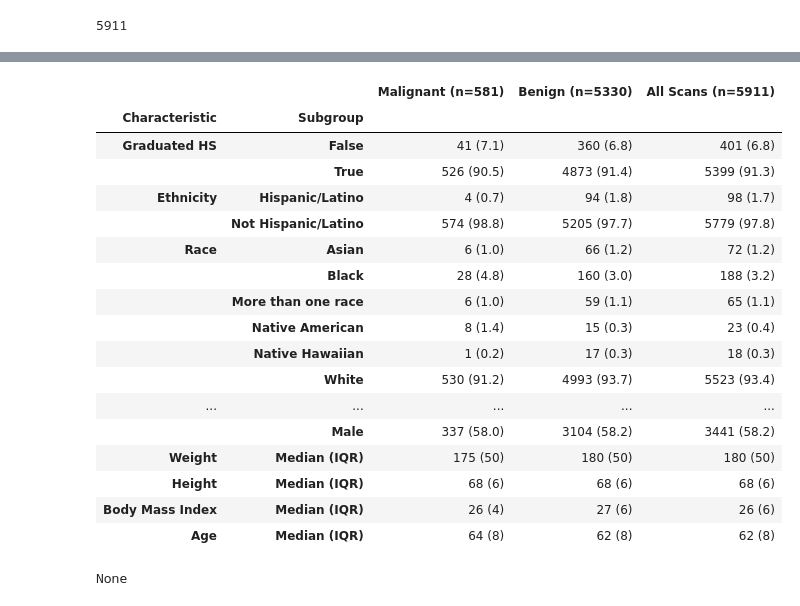
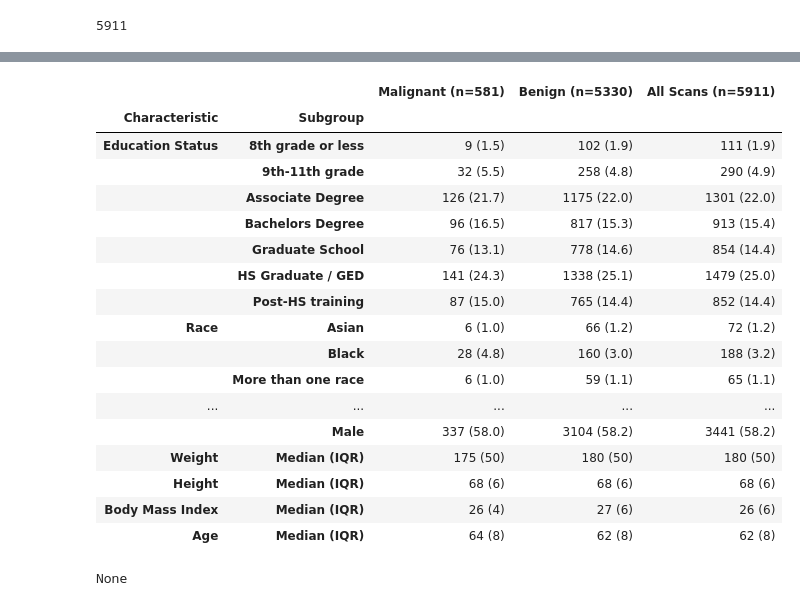
Before and after one commit to DIAGNijmegen/bodyct-lung-malignancy-fairness, a Jupyter notebook: melba_tables.ipynb, the cells around one changed output, grey strips where cells are left out. Saved outputs shown, nothing was run; the diff lists cells and outputs as text; code cells hidden in the pictures.

Commit message:
dataset tables + rotated threshold policies

```diff
--- a/melba_tables.ipynb
+++ b/melba_tables.ipynb
@@ -98,22 +98,22 @@ valid: 49
 |  | Nodules Per Scan | Median (IQR) | 2 (2) | 1 (1) | 1 (1) |
 196 rows × 3 columns
 # %%
-demos_no_duplicates = [data.rename_cols[c] for c in ['race','ethnic','educat','HS-or-more','more-than-HS','Gender','weight','height', 'BMI', 'Age']]
+demos_no_duplicates = [data.rename_cols[c] for c in ['race','ethnic','educat','Gender','weight','height', 'BMI', 'Age']]
 df_out2 = df_out.xs('Demographics', level='Category').query("Characteristic in @demos_no_duplicates")
 df_out2
 # %% [output]
 |  |  | Malignant (n=581) | Benign (n=5330) | All Scans (n=5911) |
 | Characteristic | Subgroup |  |  |  |
-| Graduated HS | False | 41 (7.1) | 360 (6.8) | 401 (6.8) |
-|  | True | 526 (90.5) | 4873 (91.4) | 5399 (91.3) |
-| Ethnicity | Hispanic/Latino | 4 (0.7) | 94 (1.8) | 98 (1.7) |
-|  | Not Hispanic/Latino | 574 (98.8) | 5205 (97.7) | 5779 (97.8) |
+| Education Status | 8th grade or less | 9 (1.5) | 102 (1.9) | 111 (1.9) |
+|  | 9th-11th grade | 32 (5.5) | 258 (4.8) | 290 (4.9) |
+|  | Associate Degree | 126 (21.7) | 1175 (22.0) | 1301 (22.0) |
+|  | Bachelors Degree | 96 (16.5) | 817 (15.3) | 913 (15.4) |
+|  | Graduate School | 76 (13.1) | 778 (14.6) | 854 (14.4) |
+|  | HS Graduate / GED | 141 (24.3) | 1338 (25.1) | 1479 (25.0) |
+|  | Post-HS training | 87 (15.0) | 765 (14.4) | 852 (14.4) |
 | Race | Asian | 6 (1.0) | 66 (1.2) | 72 (1.2) |
 |  | Black | 28 (4.8) | 160 (3.0) | 188 (3.2) |
 |  | More than one race | 6 (1.0) | 59 (1.1) | 65 (1.1) |
-|  | Native American | 8 (1.4) | 15 (0.3) | 23 (0.4) |
-|  | Native Hawaiian | 1 (0.2) | 17 (0.3) | 18 (0.3) |
-|  | White | 530 (91.2) | 4993 (93.7) | 5523 (93.4) |
 | ... | ... | ... | ... | ... |
 |  | Male | 337 (58.0) | 3104 (58.2) | 3441 (58.2) |
 | Weight | Median (IQR) | 175 (50) | 180 (50) | 180 (50) |
```
Also changed, not shown: parts of 14 cells of this notebook, 1 other file.
